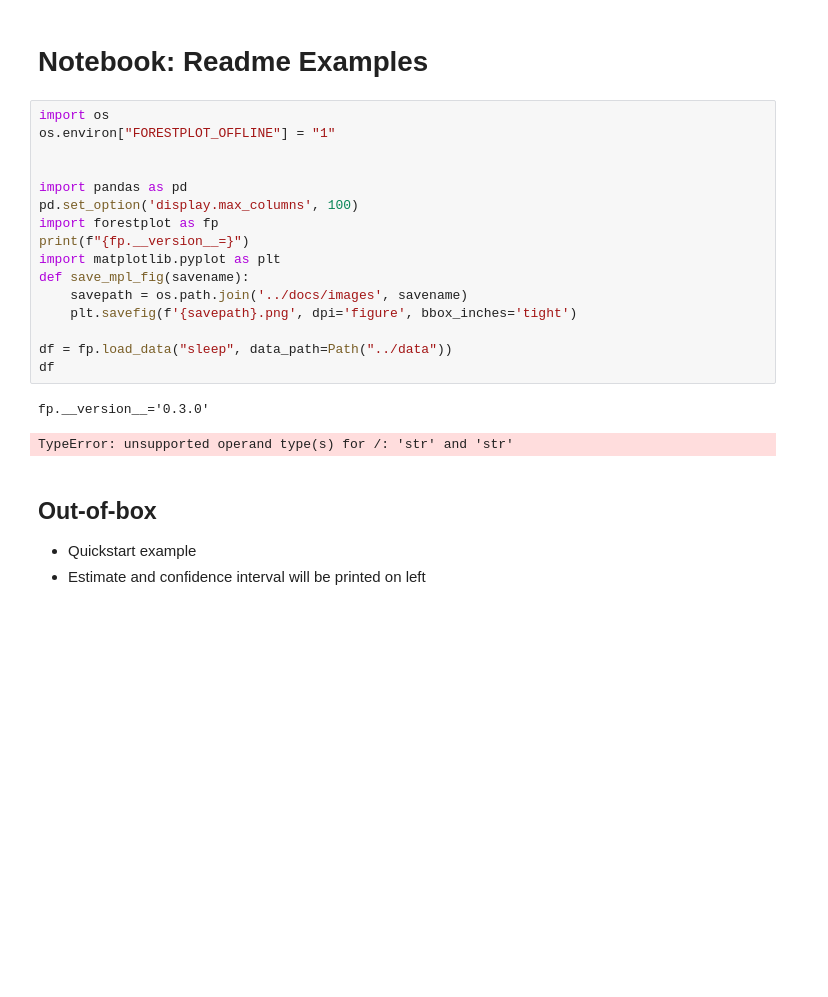
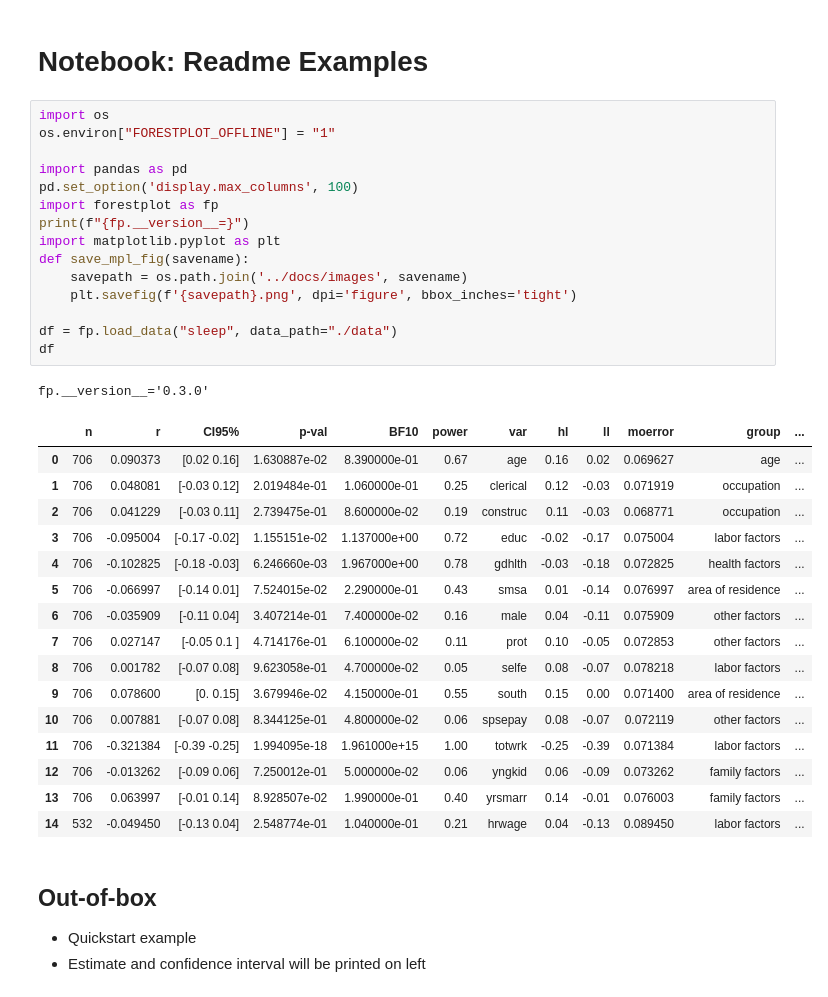
Before and after one commit to LSYS/forestplot, a Jupyter notebook: examples/readme-examples.ipynb, the cells around one changed output. Cells and saved outputs as stored; diff of their text form; blank space fills up the shorter version.

Commit message:
make lint (happy), fix error in readme-examples.ipynb

```diff
--- a/examples/readme-examples.ipynb
+++ b/examples/readme-examples.ipynb
@@ -3,22 +3,36 @@
 # %%
 import os
 os.environ["FORESTPLOT_OFFLINE"] = "1"
-
 
 import pandas as pd
 pd.set_option('display.max_columns', 100)
 import forestplot as fp
 print(f"{fp.__version__=}")
 import matplotlib.pyplot as plt
 def save_mpl_fig(savename):
     savepath = os.path.join('../docs/images', savename)
     plt.savefig(f'{savepath}.png', dpi='figure', bbox_inches='tight')
 
-df = fp.load_data("sleep", data_path=Path("../data"))
+df = fp.load_data("sleep", data_path="./data")
 df
 # %% [output]
 fp.__version__='0.3.0'
-TypeError: unsupported operand type(s) for /: 'str' and 'str'
+|  | n | r | CI95% | p-val | BF10 | power | var | hl | ll | moerror | group | ... |
+| 0 | 706 | 0.090373 | [0.02 0.16] | 1.630887e-02 | 8.390000e-01 | 0.67 | age | 0.16 | 0.02 | 0.069627 | age | ... |
+| 1 | 706 | 0.048081 | [-0.03 0.12] | 2.019484e-01 | 1.060000e-01 | 0.25 | clerical | 0.12 | -0.03 | 0.071919 | occupation | ... |
+| 2 | 706 | 0.041229 | [-0.03 0.11] | 2.739475e-01 | 8.600000e-02 | 0.19 | construc | 0.11 | -0.03 | 0.068771 | occupation | ... |
+| 3 | 706 | -0.095004 | [-0.17 -0.02] | 1.155151e-02 | 1.137000e+00 | 0.72 | educ | -0.02 | -0.17 | 0.075004 | labor factors | ... |
+| 4 | 706 | -0.102825 | [-0.18 -0.03] | 6.246660e-03 | 1.967000e+00 | 0.78 | gdhlth | -0.03 | -0.18 | 0.072825 | health factors | ... |
+| 5 | 706 | -0.066997 | [-0.14 0.01] | 7.524015e-02 | 2.290000e-01 | 0.43 | smsa | 0.01 | -0.14 | 0.076997 | area of residence | ... |
+| 6 | 706 | -0.035909 | [-0.11 0.04] | 3.407214e-01 | 7.400000e-02 | 0.16 | male | 0.04 | -0.11 | 0.075909 | other factors | ... |
+| 7 | 706 | 0.027147 | [-0.05 0.1 ] | 4.714176e-01 | 6.100000e-02 | 0.11 | prot | 0.10 | -0.05 | 0.072853 | other factors | ... |
+| 8 | 706 | 0.001782 | [-0.07 0.08] | 9.623058e-01 | 4.700000e-02 | 0.05 | selfe | 0.08 | -0.07 | 0.078218 | labor factors | ... |
+| 9 | 706 | 0.078600 | [0. 0.15] | 3.679946e-02 | 4.150000e-01 | 0.55 | south | 0.15 | 0.00 | 0.071400 | area of residence | ... |
+| 10 | 706 | 0.007881 | [-0.07 0.08] | 8.344125e-01 | 4.800000e-02 | 0.06 | spsepay | 0.08 | -0.07 | 0.072119 | other factors | ... |
+| 11 | 706 | -0.321384 | [-0.39 -0.25] | 1.994095e-18 | 1.961000e+15 | 1.00 | totwrk | -0.25 | -0.39 | 0.071384 | labor factors | ... |
+| 12 | 706 | -0.013262 | [-0.09 0.06] | 7.250012e-01 | 5.000000e-02 | 0.06 | yngkid | 0.06 | -0.09 | 0.073262 | family factors | ... |
+| 13 | 706 | 0.063997 | [-0.01 0.14] | 8.928507e-02 | 1.990000e-01 | 0.40 | yrsmarr | 0.14 | -0.01 | 0.076003 | family factors | ... |
+| 14 | 532 | -0.049450 | [-0.13 0.04] | 2.548774e-01 | 1.040000e-01 | 0.21 | hrwage | 0.04 | -0.13 | 0.089450 | labor factors | ... |
 # %% [markdown]
 ## Out-of-box
 
```
Also changed, not shown: parts of 5 cells of this notebook, 3 other files.
